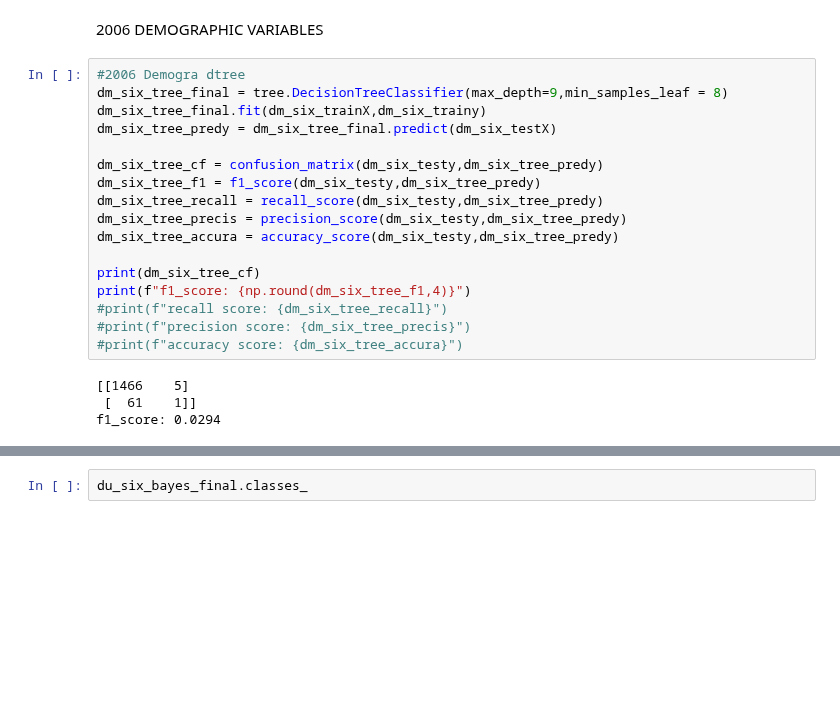
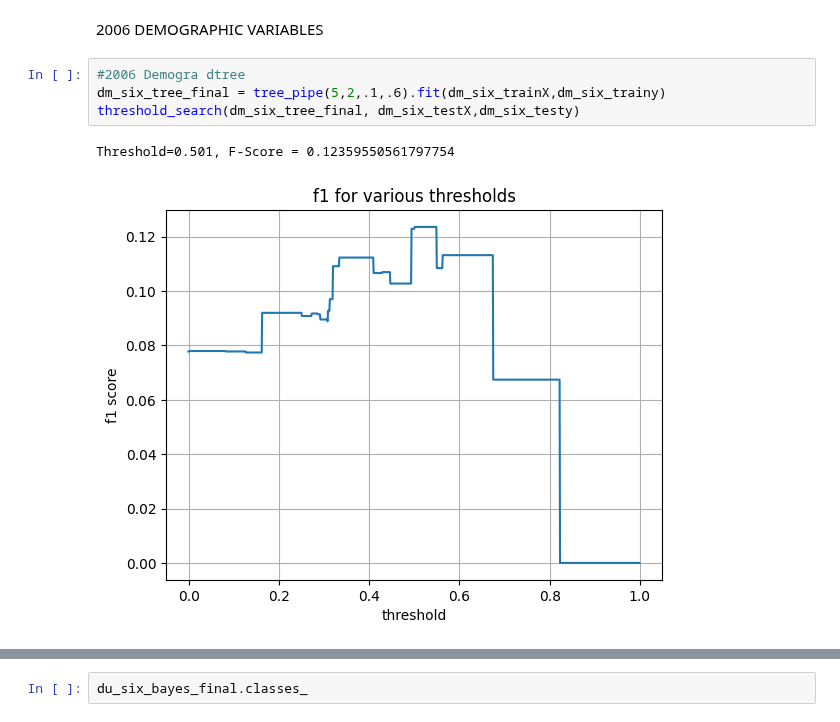
Before and after one commit to HotelTango314/dsa5900, a Jupyter notebook: NSDUH_Explore.ipynb, the cells around one changed output, grey strips where cells are left out. Cells and saved outputs as stored; diff of their text form; blank space fills up the shorter version.

```diff
--- a/NSDUH_Explore.ipynb
+++ b/NSDUH_Explore.ipynb
@@ -1234,24 +1274,10 @@ f1_score: 0.1842
 2006 DEMOGRAPHIC VARIABLES
 # %%
 #2006 Demogra dtree
-dm_six_tree_final = tree.DecisionTreeClassifier(max_depth=9,min_samples_leaf = 8)
-dm_six_tree_final.fit(dm_six_trainX,dm_six_trainy)
-dm_six_tree_predy = dm_six_tree_final.predict(dm_six_testX)
-
-dm_six_tree_cf = confusion_matrix(dm_six_testy,dm_six_tree_predy)
-dm_six_tree_f1 = f1_score(dm_six_testy,dm_six_tree_predy)
-dm_six_tree_recall = recall_score(dm_six_testy,dm_six_tree_predy)
-dm_six_tree_precis = precision_score(dm_six_testy,dm_six_tree_predy)
-dm_six_tree_accura = accuracy_score(dm_six_testy,dm_six_tree_predy)
-
-print(dm_six_tree_cf)
-print(f"f1_score: {np.round(dm_six_tree_f1,4)}")
-#print(f"recall score: {dm_six_tree_recall}")
-#print(f"precision score: {dm_six_tree_precis}")
-#print(f"accuracy score: {dm_six_tree_accura}")
+dm_six_tree_final = tree_pipe(5,2,.1,.6).fit(dm_six_trainX,dm_six_trainy)
+threshold_search(dm_six_tree_final, dm_six_testX,dm_six_testy)
 # %% [output]
-[[1466    5]
- [  61    1]]
-f1_score: 0.0294
+Threshold=0.501, F-Score = 0.12359550561797754
+[figure, added]
 # %%
 #2006 Demogra Bayes
```
Also changed, not shown: parts of 37 cells of this notebook.
